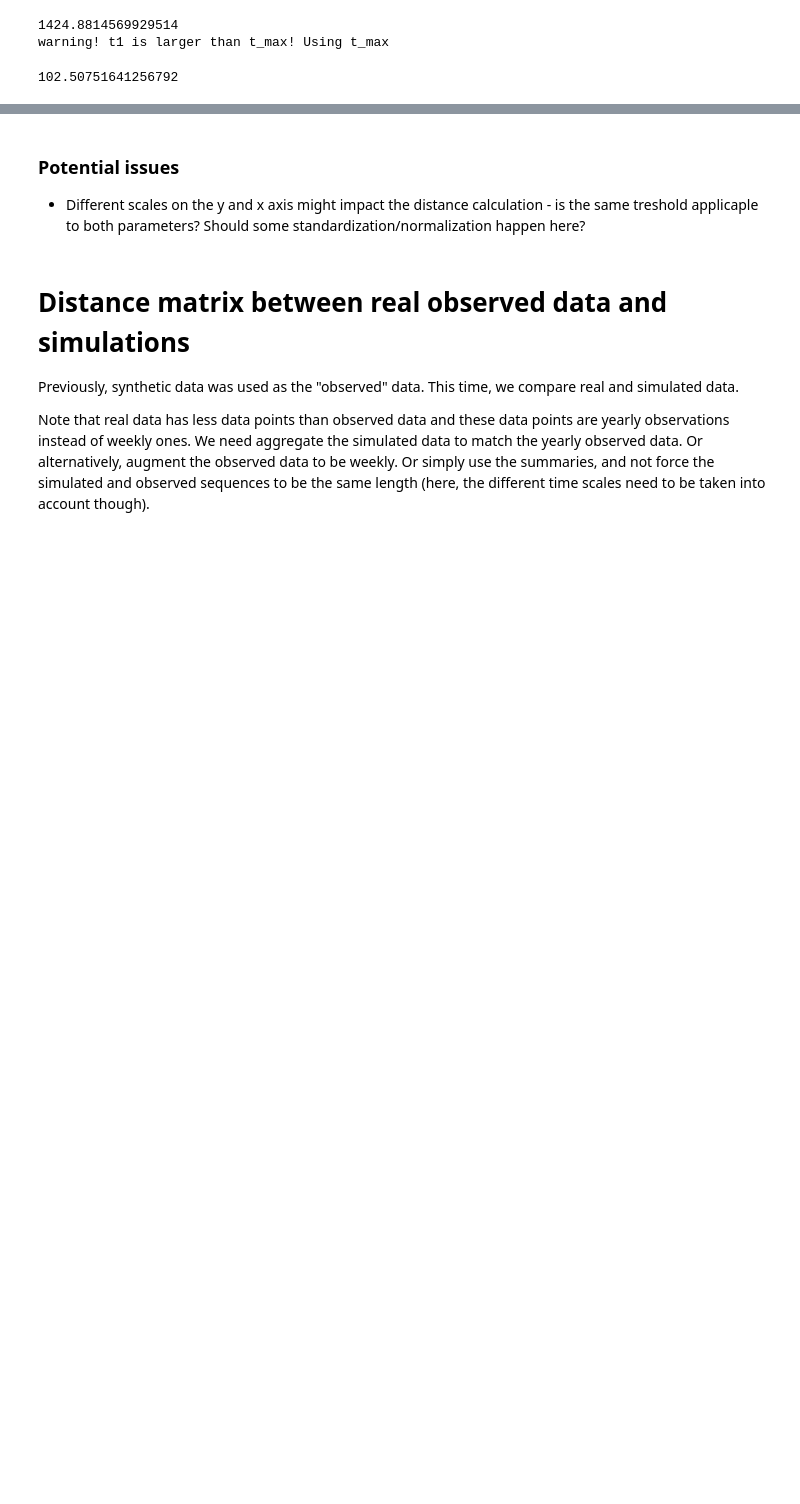
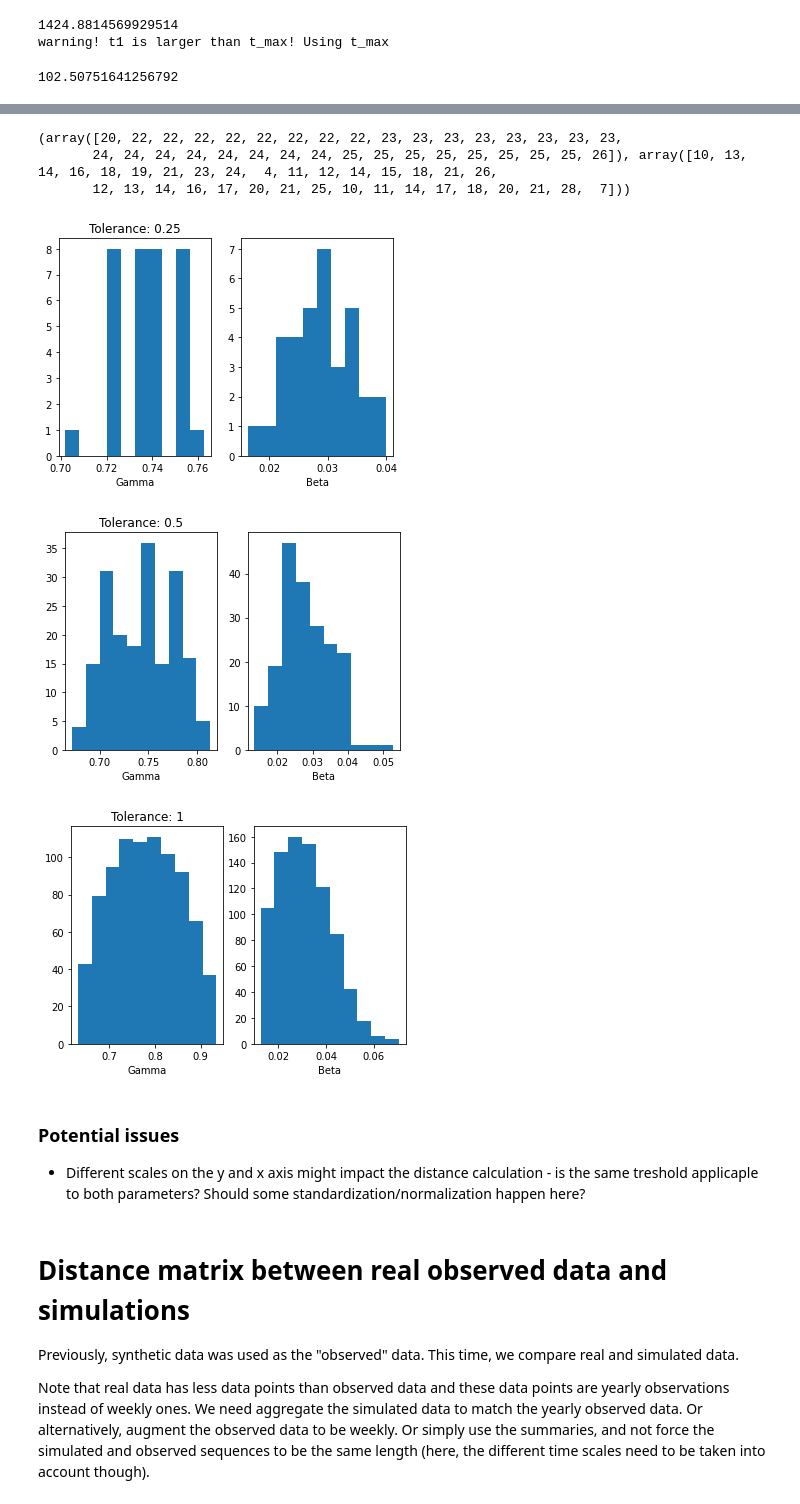
Before and after one commit to fanoja/Ecoli-R0, a Jupyter notebook: SIR simulation grid.ipynb, the cells around one changed output, grey strips where cells are left out. Cells and saved outputs as stored; diff of their text form; code cells hidden in the pictures; blank space fills up the shorter version.

```diff
--- a/SIR simulation grid.ipynb
+++ b/SIR simulation grid.ipynb
@@ -470,3 +531,30 @@ Time to max peak: 25
+# %%
+def plot_histograms(dist_mat, eps):
+    # eps: tolerance. Plot parameter values with distance under this value
+
+    fig, axs = plt.subplots(1, 2)
+    axs[0].hist(betas[np.where(dist_mat < eps)[0]])
+    axs[1].hist(gammas[np.where(dist_mat < eps)[1]])
+    axs[0].set_xlabel("Gamma")
+    axs[1].set_xlabel("Beta")
+    axs[0].set_title(f"Tolerance: {eps}")
+    plt.show()
+
+# Observations:
+# - Increasing tolerance increases uncertainty in the estimated parameters.
+# - Did not find outliers.
+# - Random idea: separate tolerances for gamma and beta?
+
+plot_histograms(dist_mat, 0.25)
+plot_histograms(dist_mat, 0.5)
+plot_histograms(dist_mat, 1)
+# %% [output]
+(array([20, 22, 22, 22, 22, 22, 22, 22, 22, 23, 23, 23, 23, 23, 23, 23, 23,
+       24, 24, 24, 24, 24, 24, 24, 24, 25, 25, 25, 25, 25, 25, 25, 25, 26]), array([10, 13, 14, 16, 18, 19, 21, 23, 24,  4, 11, 12, 14, 15, 18, 21, 26,
+       12, 13, 14, 16, 17, 20, 21, 25, 10, 11, 14, 17, 18, 20, 21, 28,  7]))
+[figure, added]
+[figure, added]
+[figure, added]
 # %% [markdown]
 ### Potential issues
 
```
Also changed, not shown: parts of 16 cells of this notebook.
